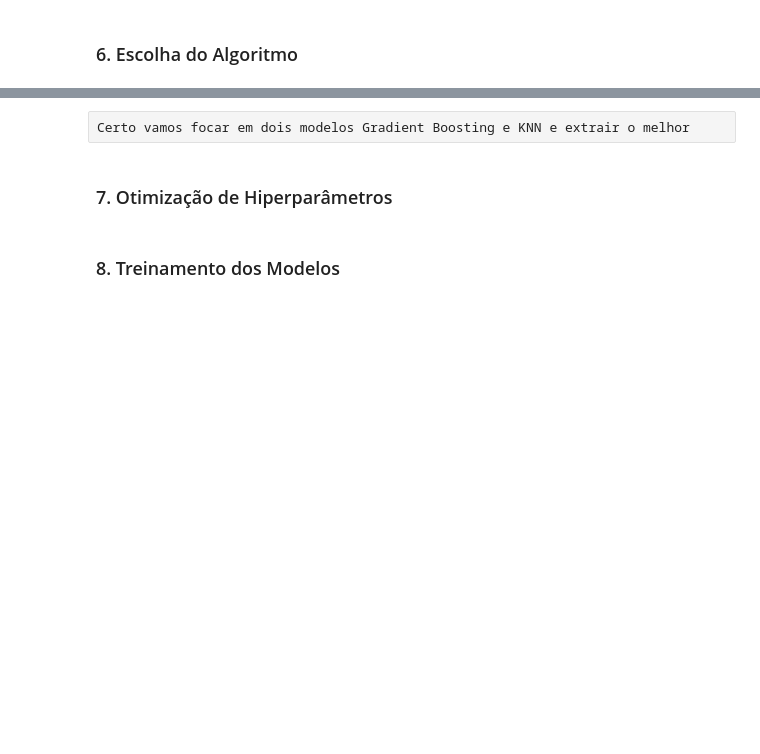
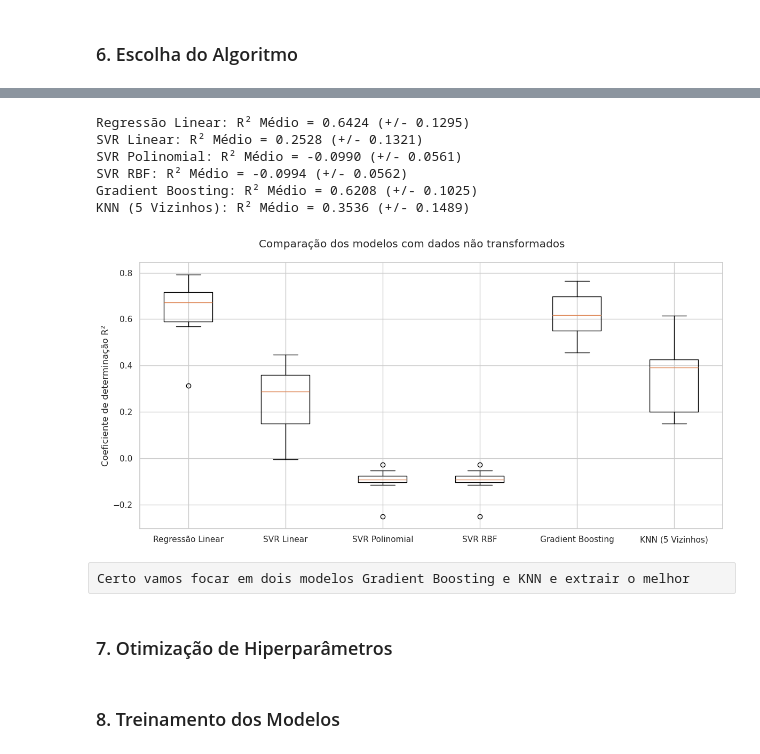
Before and after one commit to hugogsmendes/Houses-prediction, a Jupyter notebook: models_ml/model.ipynb, the cells around one changed output, grey strips where cells are left out. Drawn from its saved outputs; the diff is of its cells as text; code cells hidden in the pictures; blank space fills up the shorter version.

Commit message:
Melhorando o modelo com otimizações

```diff
--- a/models_ml/model.ipynb
+++ b/models_ml/model.ipynb
@@ -297,9 +553,20 @@ kfold = KFold(n_splits=10, shuffle=True, random_state=7) # Criando o Kfold
 results = []
 names = []
 for name, model in models_linear:
+    pre_processing = ColumnTransformer(
+        transformers=[
+            ('scaler', StandardScaler(), df_limpo.drop(columns=['preco']).columns)
+    ])
+
+    regressor = TransformedTargetRegressor(
+        regressor=model,
+        transformer=StandardScaler()
+    )
+
     pipeline = Pipeline(steps=[
-    ('scaler', StandardScaler(with_mean=False)),
-    ('model', model)])
+    ('processing', pre_processing),
+    ('model', regressor)
+    ])
     scores = cross_val_score(pipeline, X_treino, y_treino, cv=kfold, scoring='r2')
     results.append(scores)
     names.append(name)
@@ -317,3 +593,33 @@ plt.show()
+# %%
+results = []
+names = []
+for name, model in models_linear:
+    pipeline = Pipeline(steps=[
+    ('model', model)
+    ])
+    scores = cross_val_score(pipeline, X_treino, y_treino, cv=kfold, scoring='r2')
+    results.append(scores)
+    names.append(name)
+    print(f"{name}: R² Médio = {scores.mean():.4f} (+/- {scores.std():.4f})")
+# %% [output]
+Regressão Linear: R² Médio = 0.6424 (+/- 0.1295)
+SVR Linear: R² Médio = 0.2528 (+/- 0.1321)
+SVR Polinomial: R² Médio = -0.0990 (+/- 0.0561)
+SVR RBF: R² Médio = -0.0994 (+/- 0.0562)
+Gradient Boosting: R² Médio = 0.6208 (+/- 0.1025)
+KNN (5 Vizinhos): R² Médio = 0.3536 (+/- 0.1489)
+# %%
+# Comparação dos Modelos
+fig = plt.figure(figsize=(12,6))
+fig.suptitle("Comparação dos modelos com dados não transformados")
+ax = fig.add_subplot(111)
+plt.boxplot(results)
+ax.set_xticklabels(names)
+plt.ylabel("Coeficiente de determinação R²")
+plt.tight_layout()
+plt.show()
+# %% [output]
+[figure, added]
 # %% [raw]
 Certo vamos focar em dois modelos Gradient Boosting e KNN e extrair o melhor
 # %% [markdown]
```
Also changed, not shown: parts of 52 cells of this notebook.
